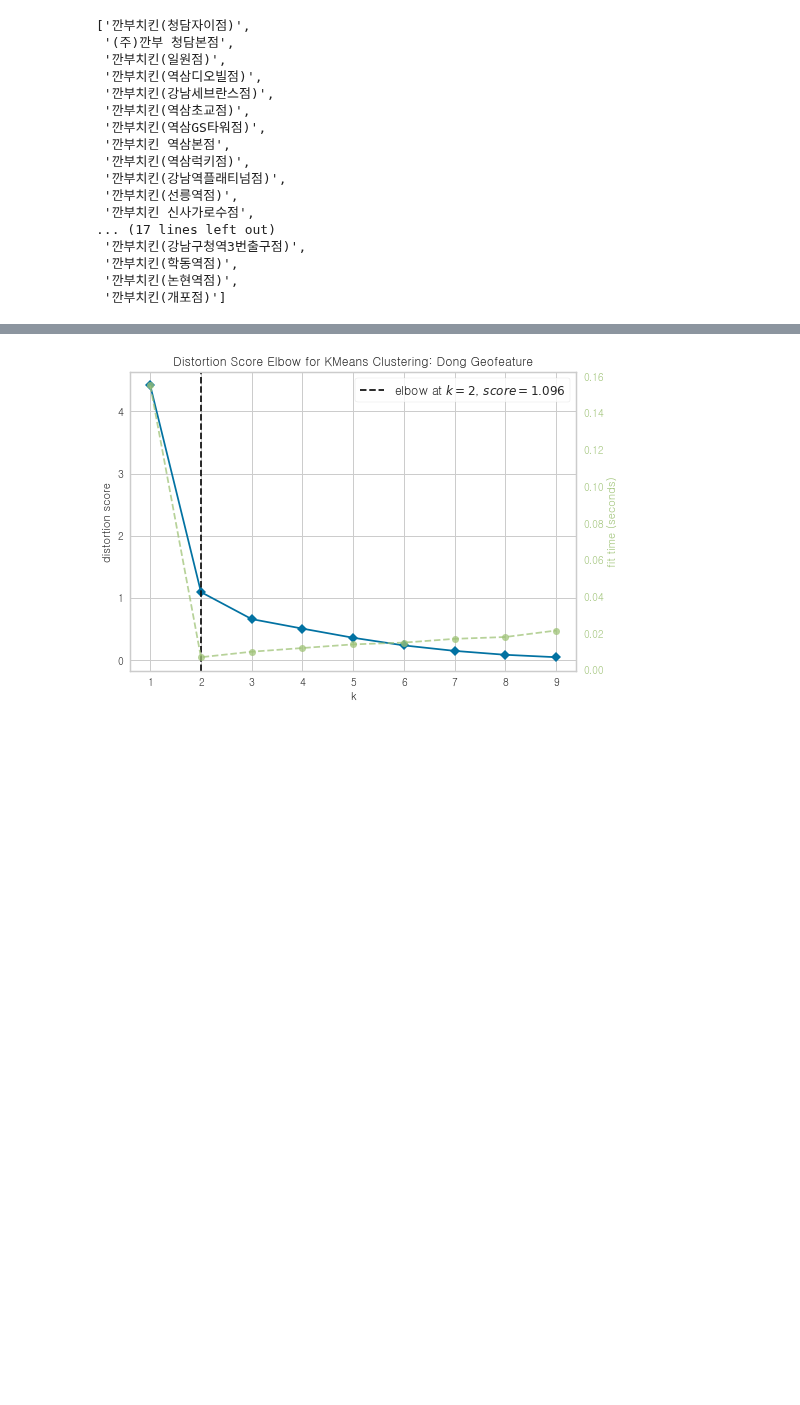
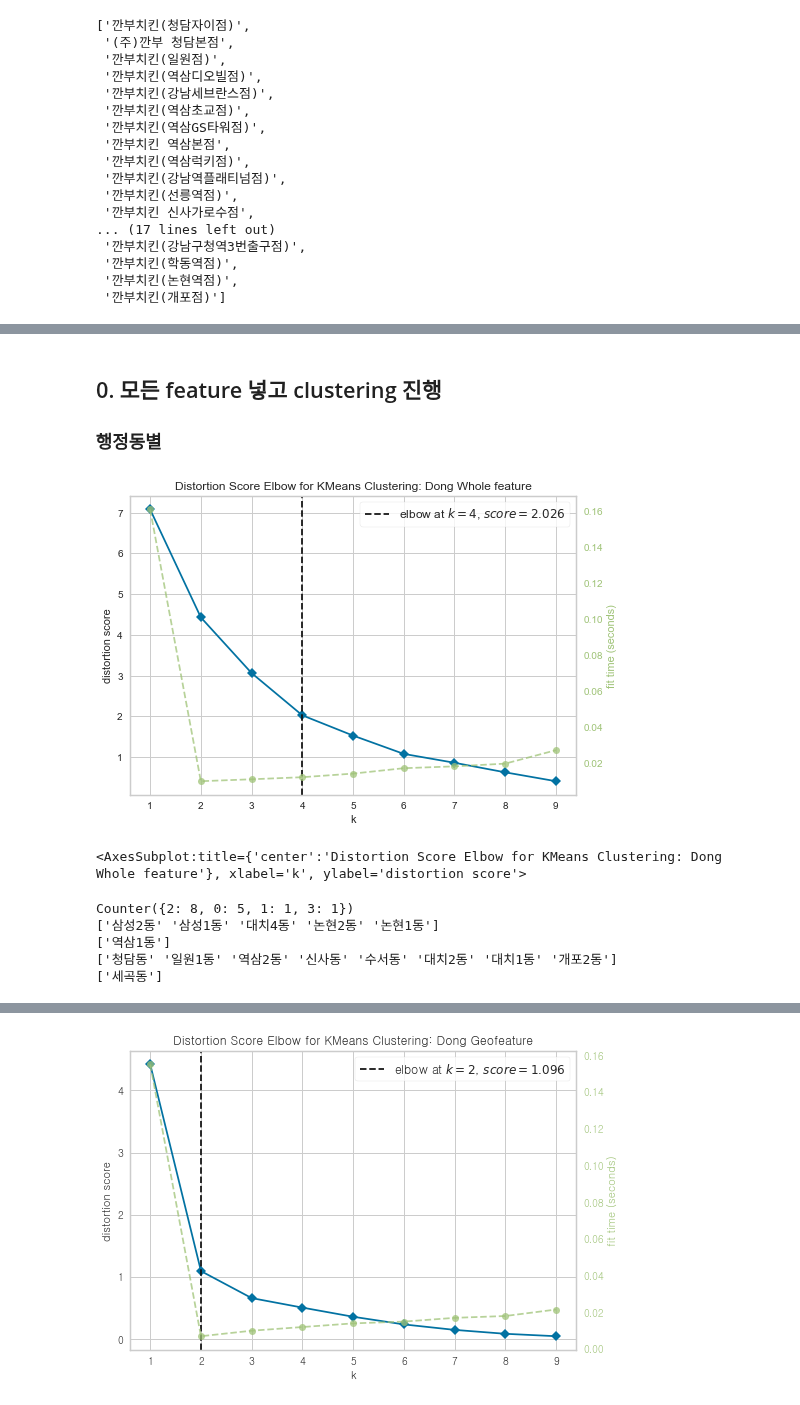
Before and after one commit to POSdata-Sales-Prediction/Store-operation-consulting, a Jupyter notebook: gangnam_geographic_clustering_fin.ipynb, the cells around one changed output, grey strips where cells are left out. Drawn from its saved outputs; the diff is of its cells as text; code cells hidden in the pictures; blank space fills up the shorter version.

Commit message:
모든 feature 넣고 clustering 진행_YL

```diff
--- a/gangnam_geographic_clustering_fin.ipynb
+++ b/gangnam_geographic_clustering_fin.ipynb
@@ -208,0 +201,57 @@ store_feature
+# %% [markdown]
+## 0. 모든 feature 넣고 clustering 진행
+### 행정동별
+# %%
+## 0. 모든 feature 넣고 clustering 진행
+from yellowbrick.cluster import KElbowVisualizer
+from sklearn.cluster import KMeans
+
+## 1-1. 행정동 별 입지특성 clustering 진행
+# preprocessing 후 분산 확인
+from sklearn.preprocessing import MinMaxScaler  # 표준화 패키지 라이브러리
+from sklearn.preprocessing import StandardScaler  # 표준화 패키지 라이브러리
+dong_wholefeature_data = dong_feature[["유동인구비율", "버스정류장 개수", "지하철역 개수", "경쟁점 개수", "주거지역 면적", "상업지역 면적", "문화체육휴양시설 면적"]].values
+
+dong_wholefeature_data = MinMaxScaler().fit_transform(dong_wholefeature_data) # x객체에 x를 표준화한 데이터를 저장
+#geofeature_data = StandardScaler().fit_transform(geofeature_data) # x객체에 x를 표준화한 데이터를 저장
+
+
+# distortion score = Sum of squares of distances of points from cluster centers
+model = KMeans()
+visualizer = KElbowVisualizer(model, k=(1,10), title="Distortion Score Elbow for KMeans Clustering: Dong Whole feature")
+visualizer.fit(dong_wholefeature_data)
+visualizer.show()
+# %% [output]
+[figure, added]
+<AxesSubplot:title={'center':'Distortion Score Elbow for KMeans Clustering: Dong Whole feature'}, xlabel='k', ylabel='distortion score'>
+# %%
+## 0. 모든 feature 넣고 clustering 진행 결과
+# 뽑힌 k로 clustering 진행 - dong- geofeature(3), 2 cluster
+from sklearn.cluster import KMeans
+
+k = 4
+
+# 모델 선언
+model = KMeans(n_clusters = k, random_state=10)
+
+# 데이터에 학습
+model.fit(dong_wholefeature_data)
+
+# 결과 저장
+dong_feature["dong_cluster_whole"] = model.fit_predict(dong_wholefeature_data)
+
+# 기존 4 feature standard scaler 돌리고 k3으로 clustering 한 결과
+from collections import Counter
+print(Counter(dong_feature["dong_cluster_whole"]))
+
+
+print(dong_feature[dong_feature["dong_cluster_whole"] == 0]["행정동"].values)
+print(dong_feature[dong_feature["dong_cluster_whole"] == 1]["행정동"].values)
+print(dong_feature[dong_feature["dong_cluster_whole"] == 2]["행정동"].values)
+print(dong_feature[dong_feature["dong_cluster_whole"] == 3]["행정동"].values)
+# %% [output]
+Counter({2: 8, 0: 5, 1: 1, 3: 1})
+['삼성2동' '삼성1동' '대치4동' '논현2동' '논현1동']
+['역삼1동']
+['청담동' '일원1동' '역삼2동' '신사동' '수서동' '대치2동' '대치1동' '개포2동']
+['세곡동']
```
Also changed, not shown: parts of 17 cells of this notebook.
